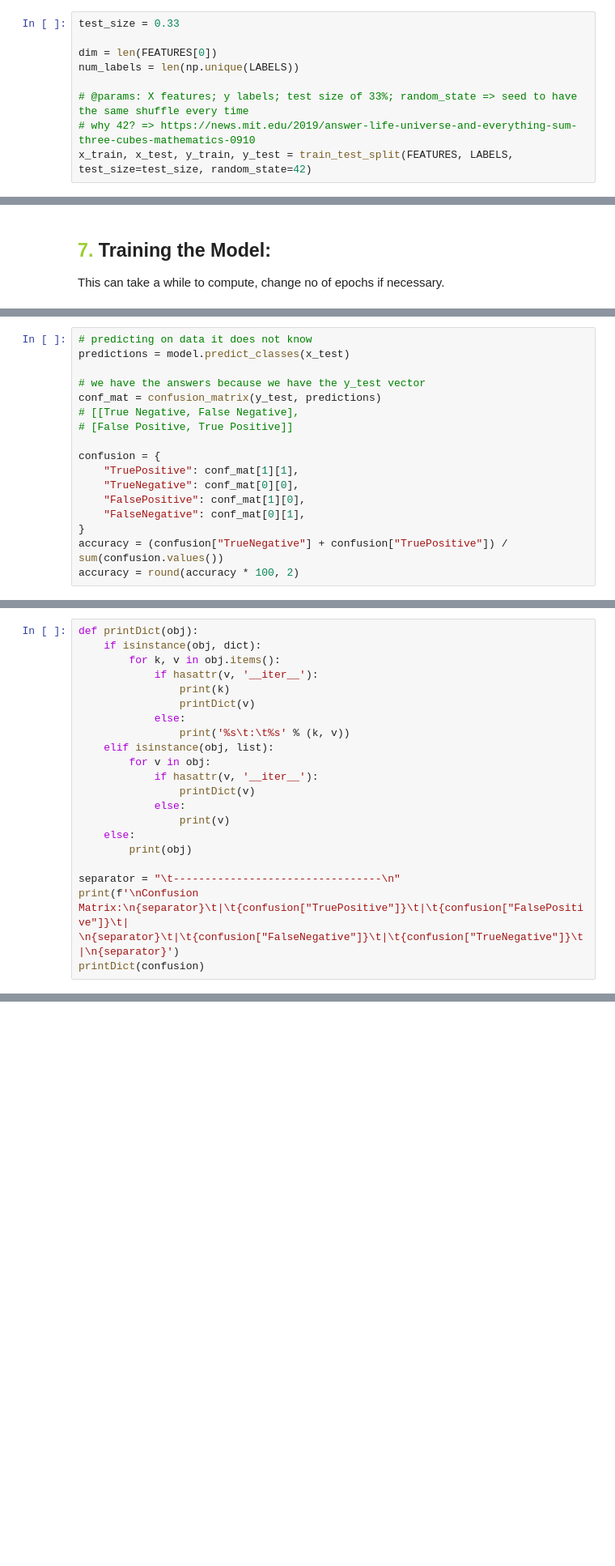
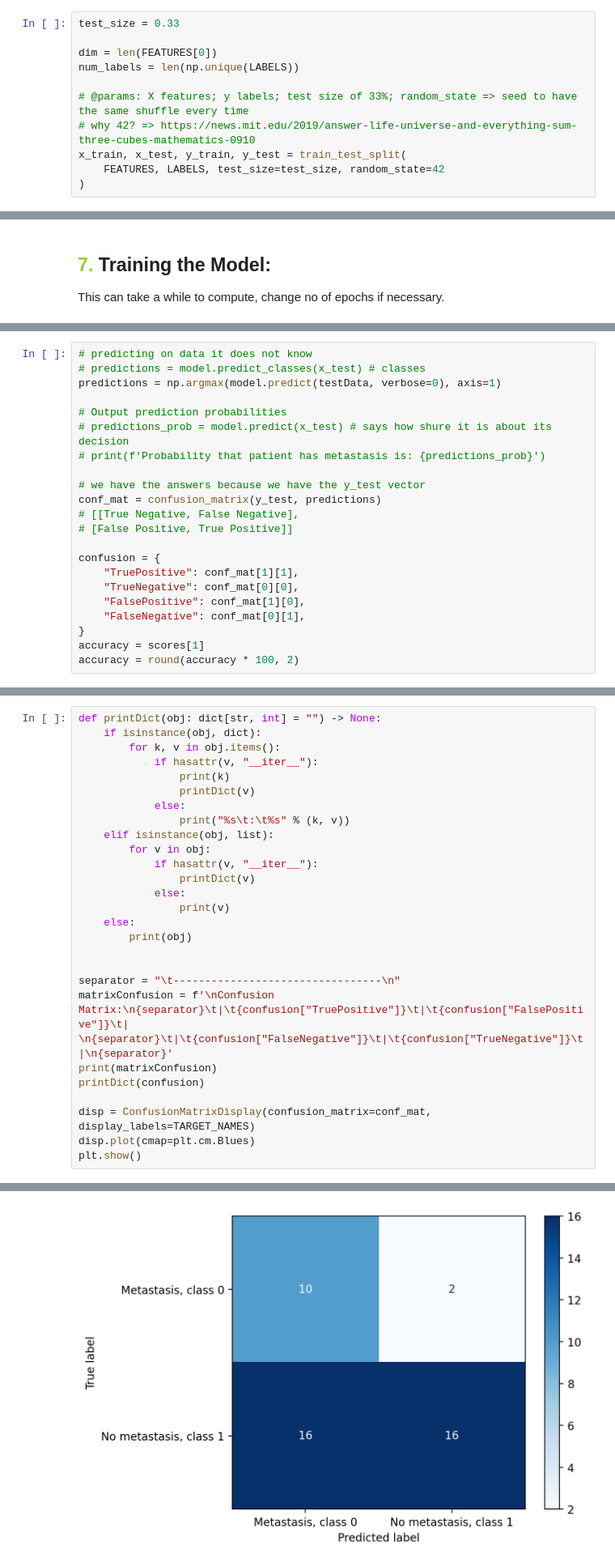
Before and after one commit to revalew/CVaPR-Project, a Jupyter notebook: cnn_classification.ipynb, the cells around one changed output, grey strips where cells are left out. Shown at 81% size. Cells and saved outputs as stored; diff of their text form; blank space fills up the shorter version.

```diff
--- a/cnn_classification.ipynb
+++ b/cnn_classification.ipynb
@@ -48,7 +50,9 @@ num_labels = len(np.unique(LABELS))
 
 # @params: X features; y labels; test size of 33%; random_state => seed to have the same shuffle every time
 # why 42? => https://news.mit.edu/2019/answer-life-universe-and-everything-sum-three-cubes-mathematics-0910
-x_train, x_test, y_train, y_test = train_test_split(FEATURES, LABELS, test_size=test_size, random_state=42)
+x_train, x_test, y_train, y_test = train_test_split(
+    FEATURES, LABELS, test_size=test_size, random_state=42
+)
 # %% [markdown]
 ## <span style="color: yellowgreen;">5. </span> Preprocessing of the data
 
@@ -209,6 +303,11 @@ Metric names:
 # %%
 # predicting on data it does not know
-predictions = model.predict_classes(x_test)
+# predictions = model.predict_classes(x_test) # classes
+predictions = np.argmax(model.predict(testData, verbose=0), axis=1)
+
+# Output prediction probabilities
+# predictions_prob = model.predict(x_test) # says how shure it is about its decision
+# print(f'Probability that patient has metastasis is: {predictions_prob}')
 
 # we have the answers because we have the y_test vector
 conf_mat = confusion_matrix(y_test, predictions)
@@ -221,6 +320,6 @@ confusion = {
     "FalsePositive": conf_mat[1][0],
     "FalseNegative": conf_mat[0][1],
 }
-accuracy = (confusion["TrueNegative"] + confusion["TruePositive"]) / sum(confusion.values())
+accuracy = scores[1]
 accuracy = round(accuracy * 100, 2)
 # %% [markdown]
@@ -228,24 +327,30 @@ accuracy = round(accuracy * 100, 2)
 # %%
-def printDict(obj):
+def printDict(obj: dict[str, int] = "") -> None:
     if isinstance(obj, dict):
         for k, v in obj.items():
-            if hasattr(v, '__iter__'):
+            if hasattr(v, "__iter__"):
                 print(k)
                 printDict(v)
             else:
-                print('%s\t:\t%s' % (k, v))
+                print("%s\t:\t%s" % (k, v))
     elif isinstance(obj, list):
         for v in obj:
-            if hasattr(v, '__iter__'):
+            if hasattr(v, "__iter__"):
                 printDict(v)
             else:
                 print(v)
     else:
         print(obj)
 
+
 separator = "\t---------------------------------\n"
-print(f'\nConfusion Matrix:\n{separator}\t|\t{confusion["TruePositive"]}\t|\t{confusion["FalsePositive"]}\t| \n{separator}\t|\t{confusion["FalseNegative"]}\t|\t{confusion["TrueNegative"]}\t|\n{separator}')
+matrixConfusion = f'\nConfusion Matrix:\n{separator}\t|\t{confusion["TruePositive"]}\t|\t{confusion["FalsePositive"]}\t| \n{separator}\t|\t{confusion["FalseNegative"]}\t|\t{confusion["TrueNegative"]}\t|\n{separator}'
+print(matrixConfusion)
 printDict(confusion)
+
+disp = ConfusionMatrixDisplay(confusion_matrix=conf_mat, display_labels=TARGET_NAMES)
+disp.plot(cmap=plt.cm.Blues)
+plt.show()
 # %% [output]
 Confusion Matrix:
         ---------------------------------
@@ -261 +366,2 @@ FalseNegative   :       6
+[figure, added]
 # %% [markdown]
```
Also changed, not shown: parts of 23 cells of this notebook, 9 other files.
